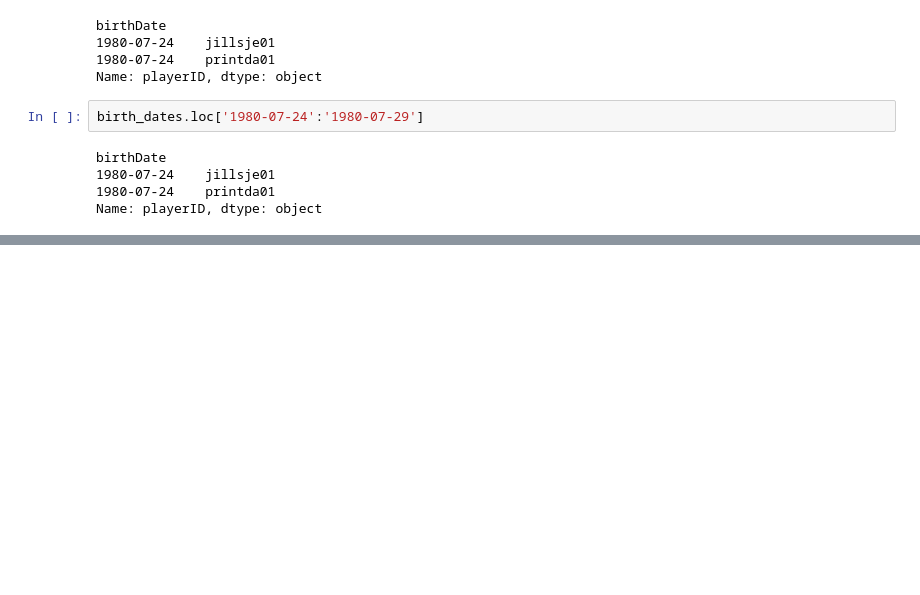
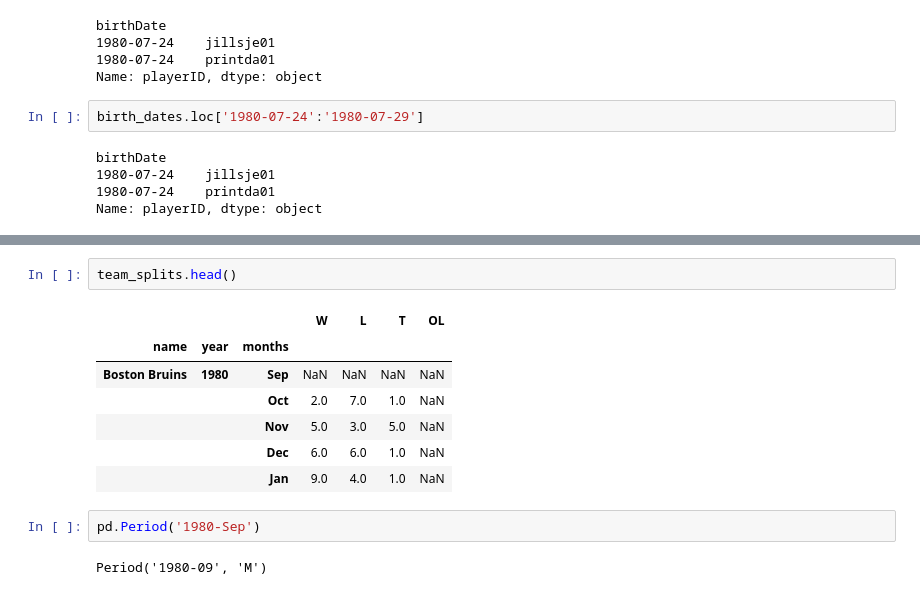
Before and after one commit to Kinetics20/hockey_pandas_practice, a Jupyter notebook: notebooks/handling_time_series.ipynb, the cells around one changed output, grey strips where cells are left out. Drawn from its saved outputs; the diff is of its cells as text; blank space fills up the shorter version.

```diff
--- a/notebooks/handling_time_series.ipynb
+++ b/notebooks/handling_time_series.ipynb
@@ -261,0 +322,14 @@ Name: playerID, dtype: object
+# %%
+team_splits.head()
+# %% [output]
+|  |  |  | W | L | T | OL |
+| name | year | months |  |  |  |  |
+| Boston Bruins | 1980 | Sep | NaN | NaN | NaN | NaN |
+|  |  | Oct | 2.0 | 7.0 | 1.0 | NaN |
+|  |  | Nov | 5.0 | 3.0 | 5.0 | NaN |
+|  |  | Dec | 6.0 | 6.0 | 1.0 | NaN |
+|  |  | Jan | 9.0 | 4.0 | 1.0 | NaN |
+# %%
+pd.Period('1980-Sep')
+# %% [output]
+Period('1980-09', 'M')
```
Also changed, not shown: parts of 25 cells of this notebook, 6 other files.
